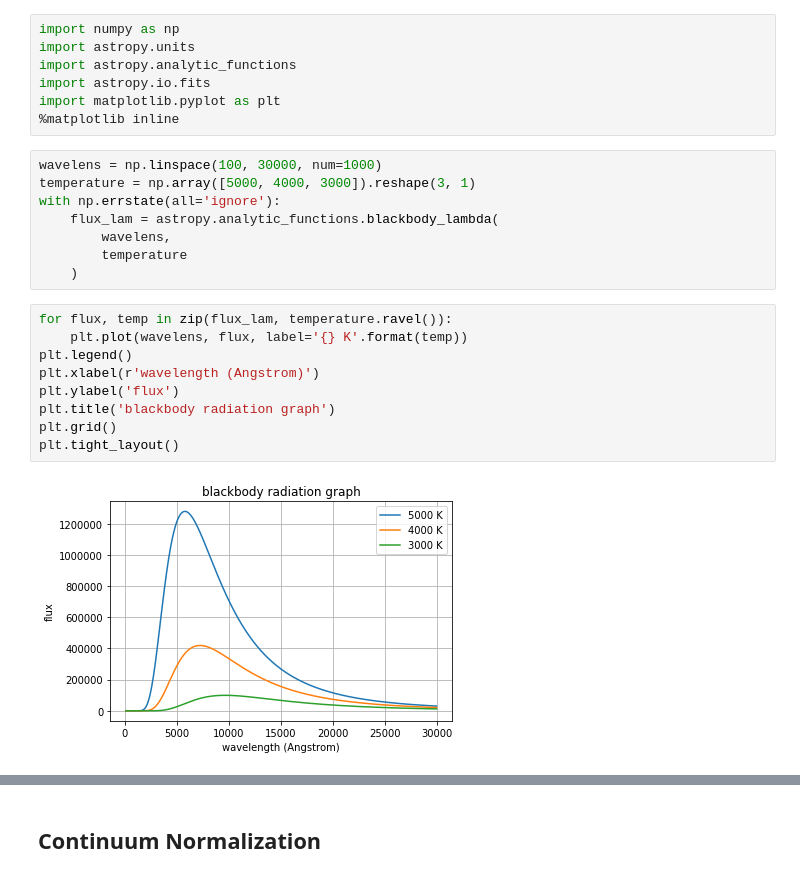
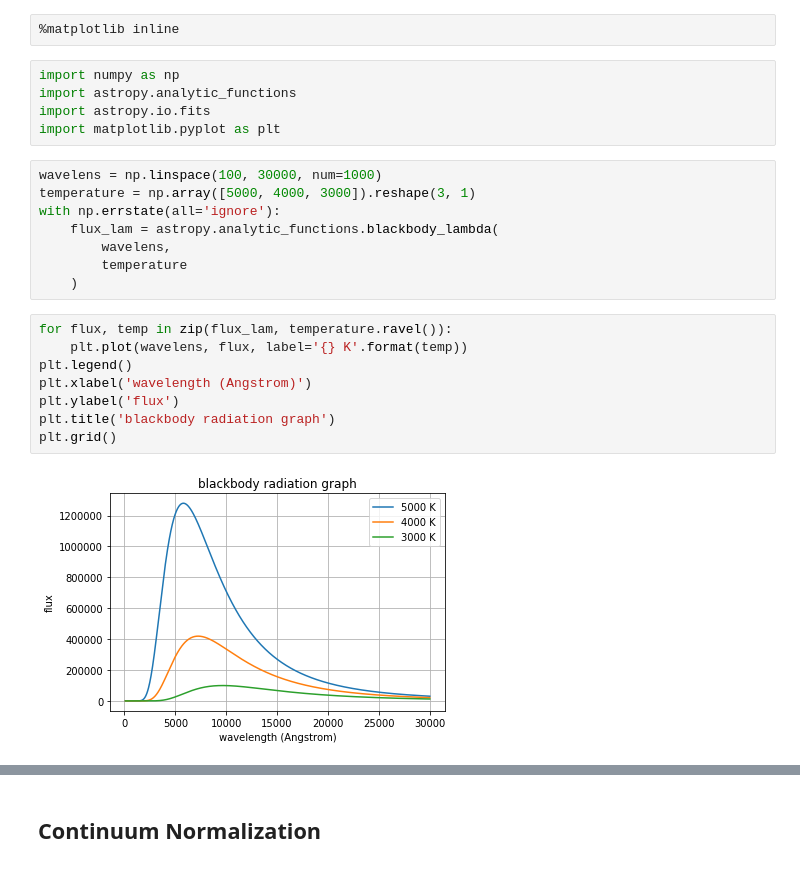
Before and after one commit to podondra/bt-spectraldl, a Jupyter notebook: notebooks/00-spectroscopy.ipynb, the cells around one changed output, grey strips where cells are left out. Drawn from its saved outputs; the diff is of its cells as text.

```diff
--- a/notebooks/00-spectroscopy.ipynb
+++ b/notebooks/00-spectroscopy.ipynb
@@ -46,12 +14,12 @@ energy depends on its temperature.
 Stars are often modelled as blackbodies in astronomy.
 Their spectrum approximates the blackbody spectrum.
+# %%
+%matplotlib inline
 # %%
 import numpy as np
-import astropy.units
 import astropy.analytic_functions
 import astropy.io.fits
 import matplotlib.pyplot as plt
-%matplotlib inline
 # %%
 wavelens = np.linspace(100, 30000, num=1000)
 temperature = np.array([5000, 4000, 3000]).reshape(3, 1)
@@ -63,14 +31,13 @@ with np.errstate(all='ignore'):
 # %%
 for flux, temp in zip(flux_lam, temperature.ravel()):
     plt.plot(wavelens, flux, label='{} K'.format(temp))
 plt.legend()
-plt.xlabel(r'wavelength (Angstrom)')
+plt.xlabel('wavelength (Angstrom)')
 plt.ylabel('flux')
 plt.title('blackbody radiation graph')
 plt.grid()
-plt.tight_layout()
 # %% [output]
-[figure, old version]
+[figure, new version]
 # %% [markdown]
 ## Spectral Lines
 
```
Also changed, not shown: parts of 6 cells of this notebook.
